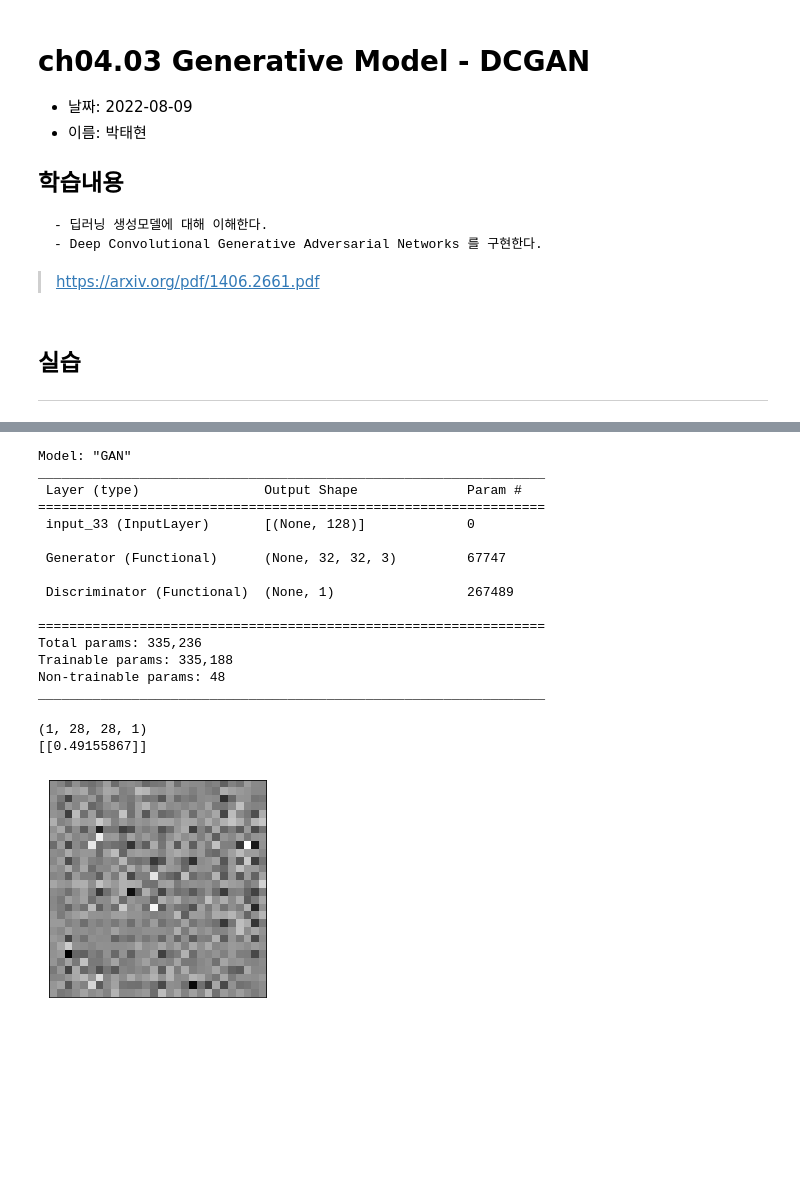
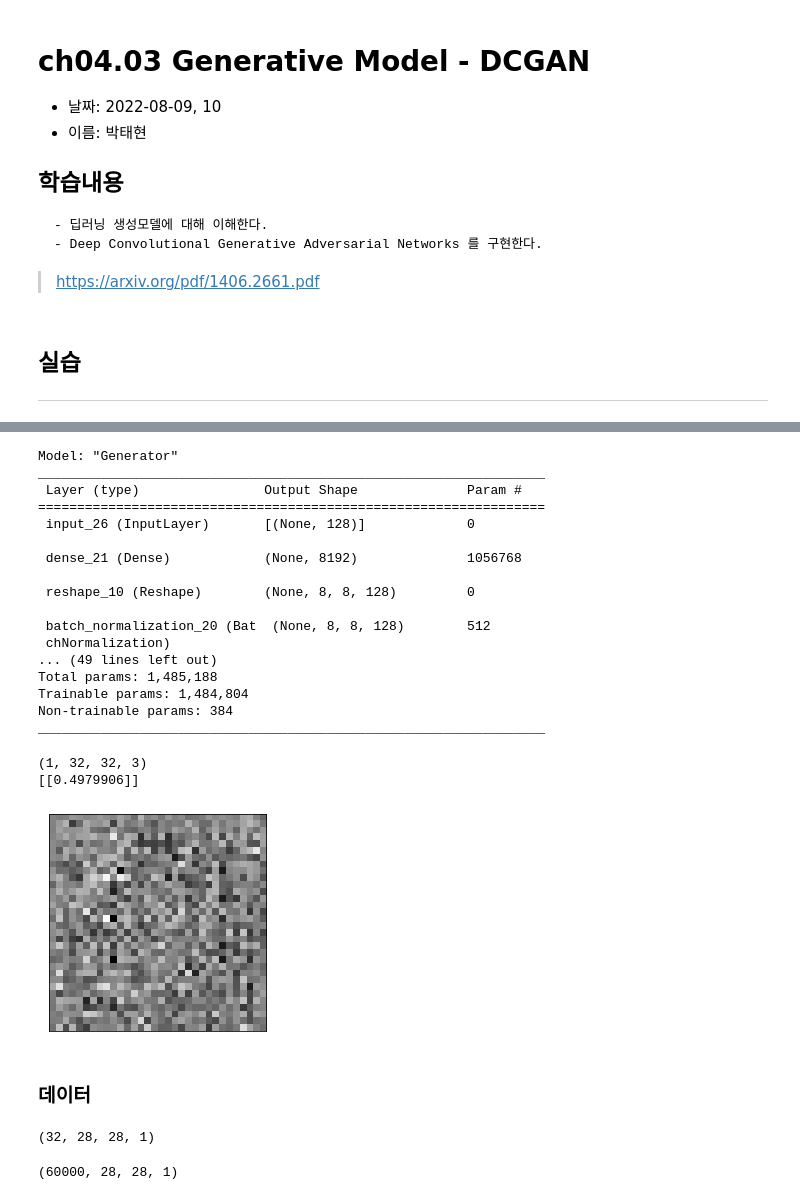
Before and after one commit to pthkbs123/SkillTreePython-DeepLearning, a Jupyter notebook: 04.Paper-with-code/ch04_03_Generative_Model_DCGAN.ipynb, the cells around one changed output, grey strips where cells are left out. Drawn from its saved outputs; the diff is of its cells as text; code cells hidden in the pictures; blank space fills up the shorter version.

```diff
--- a/04.Paper-with-code/ch04_03_Generative_Model_DCGAN.ipynb
+++ b/04.Paper-with-code/ch04_03_Generative_Model_DCGAN.ipynb
@@ -3,7 +3,7 @@
 # %% [markdown]
 # ch04.03 Generative Model - DCGAN
 
-* 날짜: 2022-08-09
+* 날짜: 2022-08-09, 10
 * 이름: 박태현
 
 ## 학습내용
@@ -25,27 +25,29 @@ from tensorflow.keras import models, layers, utils
 
 def build_generator(z_dim = 64, img_shape = (28,28,1)):
   w, h, c = img_shape
+
   z = layers.Input(shape=[z_dim]) # 길이가 (z_dim)벡터
-  y = layers.Dense( int(w/4) * int(h/4) * 8, activation = 'relu' )(z)
-  y = layers.Reshape( [int(w/4),int(h/4), 8] )(y)
+  y = layers.Dense( int(w/4) * int(h/4) * 128)(z)
+  y = layers.Reshape( [int(w/4),int(h/4), 128])(y)
 
   y = layers.BatchNormalization()(y)
-  y = layers.Conv2DTranspose(16, kernel_size=3, padding = 'same', strides=2, activation = 'relu')(y)
+  y = layers.Conv2DTranspose(64, kernel_size=5, padding = 'same', strides=2, activation = 'relu')(y)
   y = layers.BatchNormalization()(y)
-  y = layers.Conv2DTranspose(c, kernel_size=3, padding = 'same', strides=2, activation='sigmoid')(y)
+  y = layers.Conv2DTranspose(c, kernel_size=5, padding = 'same', strides=2, activation='sigmoid')(y)
   # 크기가 img_shape. (h,w,c) 텐서
 
   return models.Model(z, y, name = 'Generator')
 
 def build_disc(img_shape = (28,28,1)):
   x = layers.Input(shape = img_shape)
-  y = layers.Conv2D(16, kernel_size=3, strides = 2, padding = 'same', activation = 'relu')(x)
+  y = layers.Conv2D(64, kernel_size=5, strides = 2, padding = 'same', activation = 'relu')(x)
   y = layers.Dropout(.5)(y)
-  y = layers.Conv2D(32, kernel_size=3, strides = 2, padding = 'same', activation = 'relu')(y)
+
+  y = layers.Conv2D(128, kernel_size=5, strides = 2, padding = 'same', activation = 'relu')(y)
   y = layers.Dropout(.5)(y)
+
   y = layers.Flatten()(y)
-  y = layers.Dense(128, activation = 'relu')(y)
-  y = layers.Dropout(.5)(y)
+
   y = layers.Dense(1, activation = 'sigmoid')(y)
 
   return models.Model(x, y, name = 'Discriminator')
@@ -62,35 +64,61 @@ def build_gan(z_dim, img_shape):
 
   return models.Model(z, logit, name = 'GAN')
 
+g = build_generator(128,(32,32,3))
+g.summary()
+
+d = build_disc((32,32,3))
+d.summary()
+
 gan = build_gan(128, (32,32,3))
 gan.summary()
 # %% [output]
-Model: "GAN"
+Model: "Generator"
 _________________________________________________________________
  Layer (type)                Output Shape              Param #
 =================================================================
- input_33 (InputLayer)       [(None, 128)]             0
+ input_26 (InputLayer)       [(None, 128)]             0
 
- Generator (Functional)      (None, 32, 32, 3)         67747
+ dense_21 (Dense)            (None, 8192)              1056768
 
- Discriminator (Functional)  (None, 1)                 267489
+ reshape_10 (Reshape)        (None, 8, 8, 128)         0
 
-=================================================================
-Total params: 335,236
-Trainable params: 335,188
-Non-trainable params: 48
+ batch_normalization_20 (Bat  (None, 8, 8, 128)        512
+ chNormalization)
+... (49 lines left out)
+Total params: 1,485,188
+Trainable params: 1,484,804
+Non-trainable params: 384
 _________________________________________________________________
 # %%
 import matplotlib.pyplot as plt
 
-z = tf.random.normal([1,64])
+z = tf.random.normal([1,128])
 fake_img = g.predict(z)
 print(fake_img.shape)
 plt.imshow(fake_img[0,:,:,0], cmap = 'gray');plt.xticks([]);plt.yticks([])
-
 logit = d.predict(fake_img)
 print(logit)
 # %% [output]
-(1, 28, 28, 1)
-[[0.49155867]]
+(1, 32, 32, 3)
+[[0.4979906]]
-[figure, old version]
+[figure, new version]
+# %% [markdown]
+### 데이터
+# %%
+batch_size = 32
+
+# def get_mnist():
+(x_train, _), (_, _) = tf.keras.datasets.mnist.load_data()
+x_train = x_train / 255.
+x_train = np.expand_dims(x_train, 3)
+
+ds = tf.data.Dataset.from_tensor_slices(x_train)
+ds = ds.batch(batch_size, drop_remainder=True).prefetch(1)
+
+for x in ds.take(1):
+  print(x.shape)
+  break
+# %% [output]
+(32, 28, 28, 1)
+(60000, 28, 28, 1)
```
Also changed, not shown: parts of 6 cells of this notebook.
